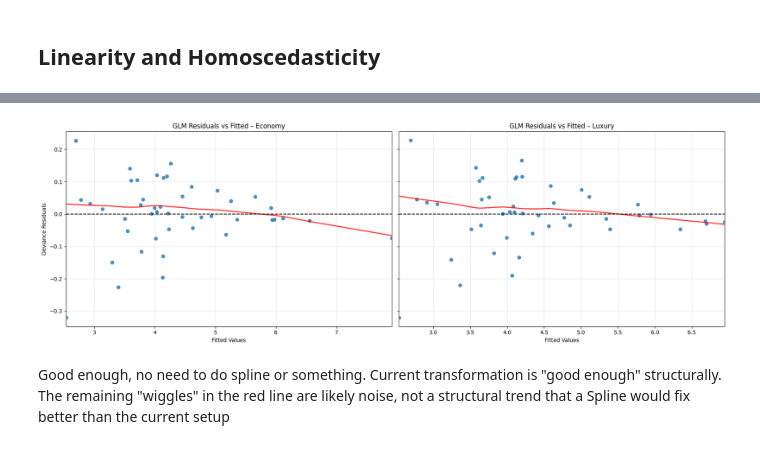
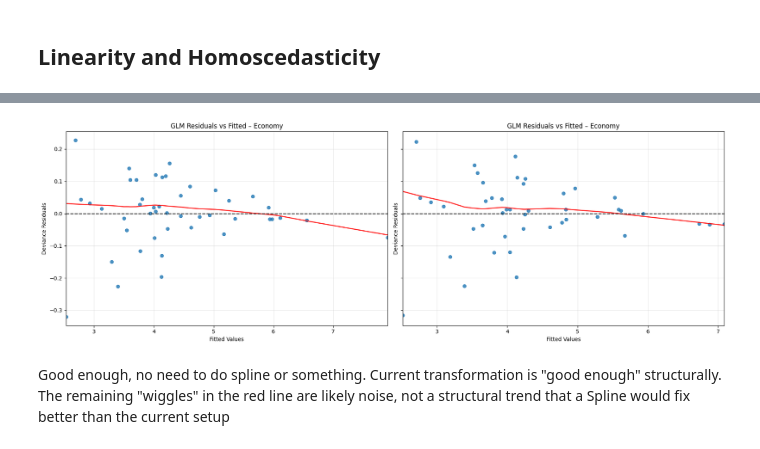
Before and after one commit to OiKek/SAN, a Jupyter notebook: src/exploratory-data-analysis.ipynb, the cells around one changed output, grey strips where cells are left out. Saved outputs shown, nothing was run; the diff lists cells and outputs as text; code cells hidden in the pictures.

```diff
--- a/src/exploratory-data-analysis.ipynb
+++ b/src/exploratory-data-analysis.ipynb
@@ -100,7 +100,8 @@ Outliers of luxury model: [ 0  2  4  8 11 15 19 21 46 56]
 #### Removing Outliers
 # %%
 # same for the luxury and economy models
-X_no_outliers = df.drop(outliers_economy)
+X_no_outliers_e = df.drop(outliers_economy)
+X_no_outliers_l = df.drop(outliers_luxury)
 # %%
 # refit models without outliers
 lm_crime_economy = smf.ols('crime_density ~ dist_center_km + airbnb_economy_density + ' \
@@ -161,6 +156,7 @@ X_no_outliers = X_no_outliers.drop([30, 34, 39])
+# %%
+X_no_outliers_e = X_no_outliers_e.drop([30, 34, 39])
+X_no_outliers_l = X_no_outliers_l.drop([30, 34, 39])
 # %%
-# switch to GLM function for more convanient feature transformation
-
 formula = ('np.log1p(crime_density) ~ dist_center_km + I(dist_center_km**2) + '
            'airbnb_economy_density + tourist_density + '
            'crime_attractor_density + crime_generator_density + '
@@ -168,7 +164,7 @@ formula = ('np.log1p(crime_density) ~ dist_center_km + I(dist_center_km**2) + '
 
 glm_log_economy = smf.glm(
     formula=formula,
-    data=X_no_outliers,
+    data=X_no_outliers_e,
     family=sm.families.InverseGaussian()
 ).fit()
 
@@ -201,7 +197,7 @@ formula = ('np.log1p(crime_density) ~ dist_center_km + I(dist_center_km**2) + '
 
 glm_log_luxury = smf.glm(
     formula=formula,
-    data=X_no_outliers,
+    data=X_no_outliers_l,
     family=sm.families.InverseGaussian()
 ).fit()
 
@@ -229,46 +225,37 @@ np.float64(136.30122994056512)
 # %%
-fig, axes = plt.subplots(1, 2, figsize=(18, 6), sharey=True)
-
-# economy
-fitted_econ = glm_log_economy.mu
-resid_econ = glm_log_economy.resid_deviance
-
-sns.residplot(
-    x=fitted_econ,
-    y=resid_econ,
-    lowess=True,
-    line_kws={'color': 'red', 'lw': 2, 'alpha': 0.8},
-    ax=axes[0]
-)
-
-axes[0].axhline(0, color='black', linestyle='--')
-axes[0].set_title('GLM Residuals vs Fitted – Economy')
-axes[0].set_xlabel('Fitted Values')
-axes[0].set_ylabel('Deviance Residuals')
-axes[0].grid(True, alpha=0.3)
+def res_vs_fitted_glm(glm1, glm2):
 
 
-# luxury
-fitted_lux = glm_log_luxury.mu
-resid_lux = glm_log_luxury.resid_deviance
+    def _res_vs_fitted(model_glm, _ax=0):
 
-sns.residplot(
-    x=fitted_lux,
-    y=resid_lux,
-    lowess=True,
-    line_kws={'color': 'red', 'lw': 2, 'alpha': 0.8},
-    ax=axes[1]
-)
+        fitted_econ = model_glm.mu
+        resid_econ = model_glm.resid_deviance
 
-axes[1].axhline(0, color='black', linestyle='--')
-axes[1].set_title('GLM Residuals vs Fitted – Luxury')
-axes[1].set_xlabel('Fitted Values')
-axes[1].grid(True, alpha=0.3)
+        sns.residplot(
+            x=fitted_econ,
+            y=resid_econ,
+            lowess=True,
+            line_kws={'color': 'red', 'lw': 2, 'alpha': 0.8},
+            ax=axes[_ax]
+        )
 
-plt.tight_layout()
-plt.show()
+        axes[_ax].axhline(0, color='black', linestyle='--')
+        axes[_ax].set_title('GLM Residuals vs Fitted – Economy')
+        axes[_ax].set_xlabel('Fitted Values')
+        axes[_ax].set_ylabel('Deviance Residuals')
+        axes[_ax].grid(True, alpha=0.3)
+
+    _, axes = plt.subplots(1, 2, figsize=(18, 6), sharey=True)
+
+    _res_vs_fitted(glm1, _ax=0)
+    _res_vs_fitted(glm2, _ax=1)
+
+    plt.tight_layout()
+    plt.show()
+
+res_vs_fitted_glm(glm_log_economy, glm_log_luxury)
 # %% [output]
-[figure, old version]
+[figure, new version]
 # %% [markdown]
 Good enough, no need to do spline or something.
 Current transformation is "good enough" structurally. The remaining "wiggles" in the red line are likely noise, not a structural trend that a Spline would fix better than the current setup
```
Also changed, not shown: parts of 33 cells of this notebook, 2 other files.
